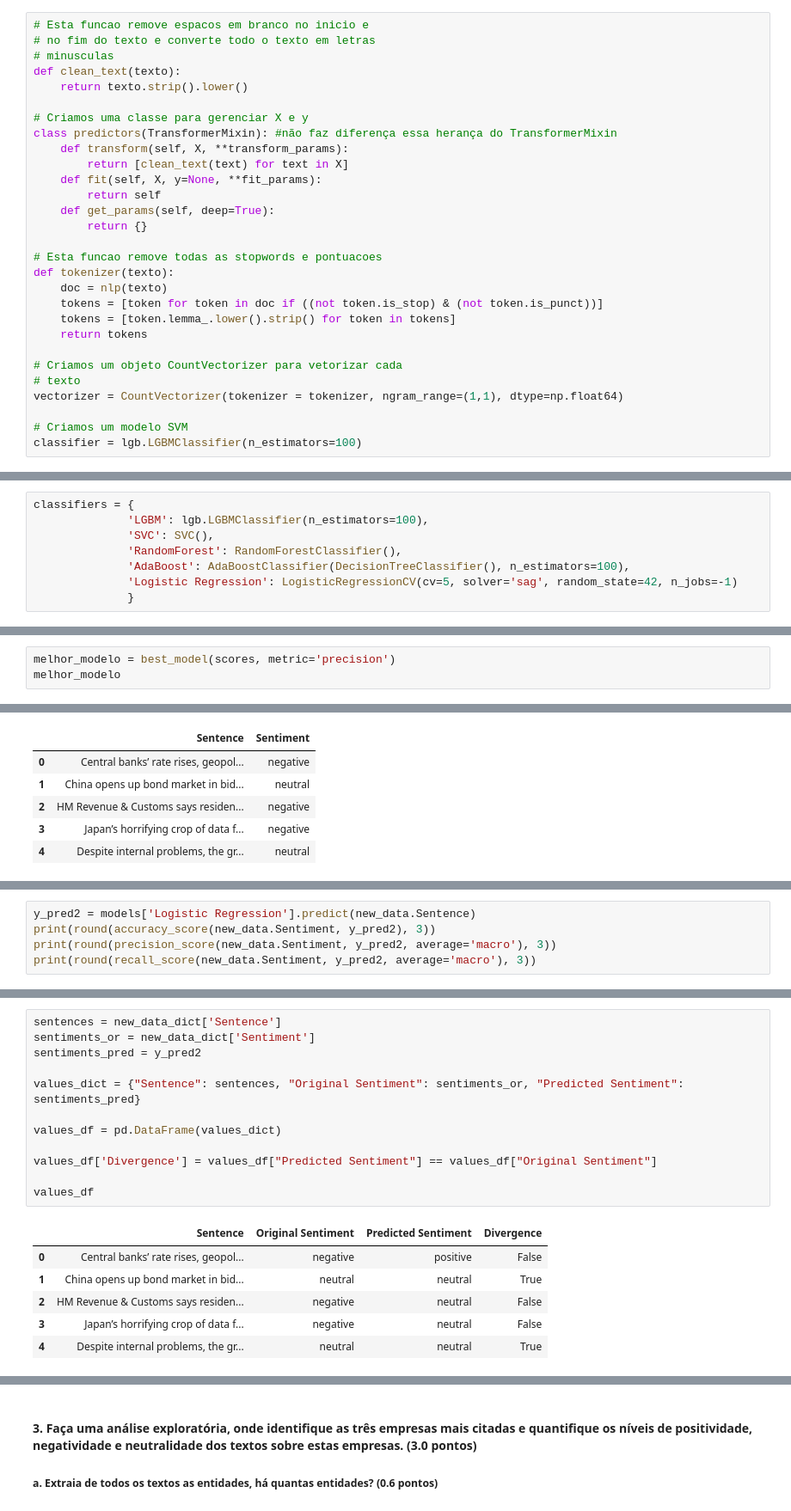
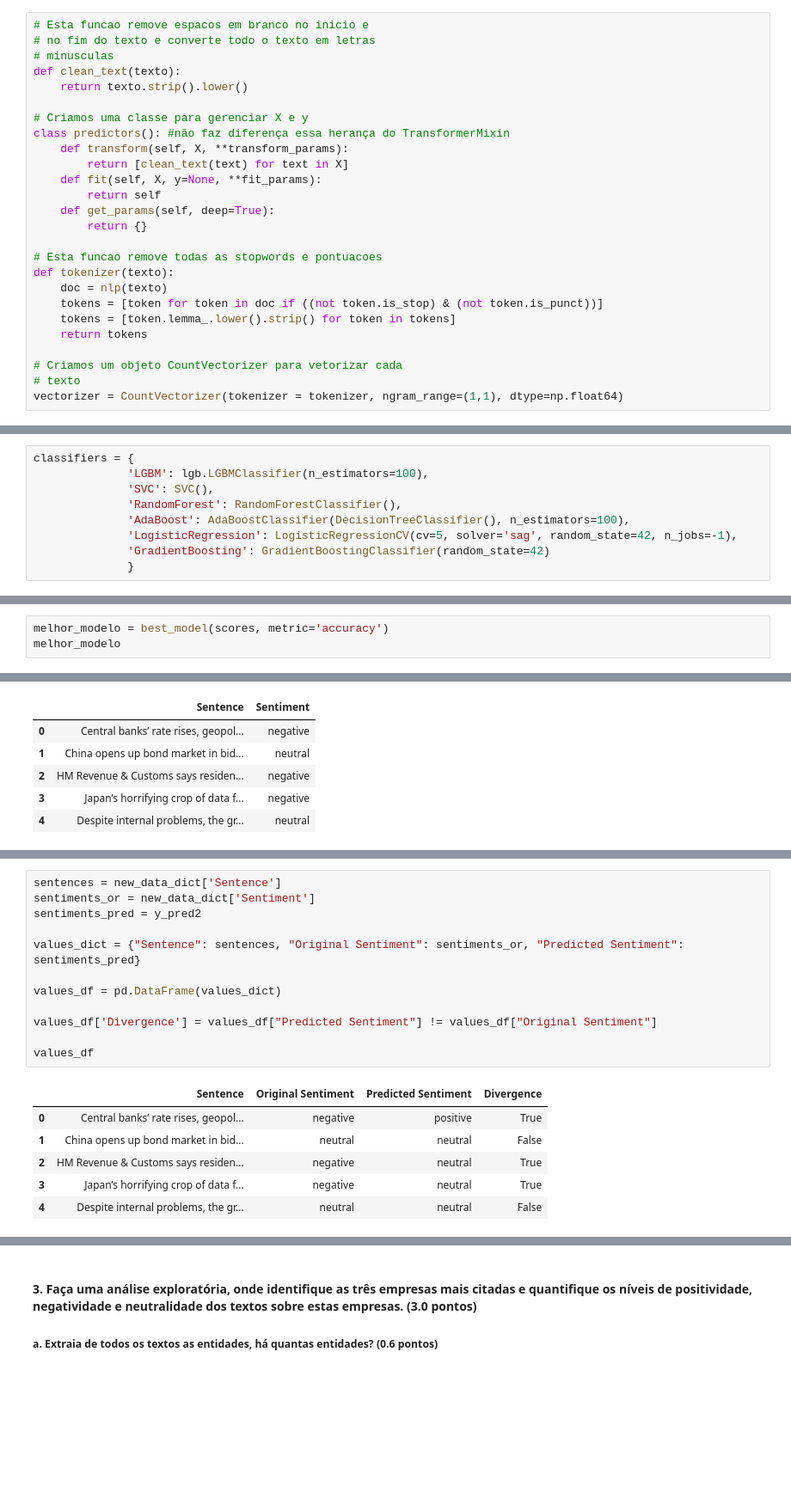
Before and after one commit to joaodath/dados_mod1, a Jupyter notebook: mod_3/projeto03/projeto03.ipynb, the cells around one changed output, grey strips where cells are left out. Shown at 86% size. Cells and saved outputs as stored; diff of their text form; blank space fills up the shorter version.

```diff
--- a/mod_3/projeto03/projeto03.ipynb
+++ b/mod_3/projeto03/projeto03.ipynb
@@ -123,7 +129,7 @@ def clean_text(texto):
     return texto.strip().lower()
 
 # Criamos uma classe para gerenciar X e y
-class predictors(TransformerMixin): #não faz diferença essa herança do TransformerMixin
+class predictors(): #não faz diferença essa herança do TransformerMixin
     def transform(self, X, **transform_params):
         return [clean_text(text) for text in X]
     def fit(self, X, y=None, **fit_params):
@@ -141,6 +147,3 @@ def tokenizer(texto):
 # Criamos um objeto CountVectorizer para vetorizar cada
 # texto
 vectorizer = CountVectorizer(tokenizer = tokenizer, ngram_range=(1,1), dtype=np.float64)
-
-# Criamos um modelo SVM
-classifier = lgb.LGBMClassifier(n_estimators=100)
@@ -191,7 +170,8 @@ classifiers = {
               'SVC': SVC(),
               'RandomForest': RandomForestClassifier(),
               'AdaBoost': AdaBoostClassifier(DecisionTreeClassifier(), n_estimators=100),
-              'Logistic Regression': LogisticRegressionCV(cv=5, solver='sag', random_state=42, n_jobs=-1)
+              'LogisticRegression': LogisticRegressionCV(cv=5, solver='sag', random_state=42, n_jobs=-1),
+              'GradientBoosting': GradientBoostingClassifier(random_state=42)
               }
 # %%
 scores, models = multi_classifier_fit_score(cleaner= predictors(), vectorizer= vectorizer, classifiers=classifiers, X = financial.Sentence, y = financial.Sentiment)
@@ -200,4 +187,4 @@ scores
 # %%
-melhor_modelo = best_model(scores, metric='precision')
+melhor_modelo = best_model(scores, metric='accuracy')
 melhor_modelo
 # %% [output]
@@ -244,5 +248,0 @@ print(round(recall_score(new_data.Sentiment, y_pred2, average='macro'), 3))
-# %%
-y_pred2 = models['Logistic Regression'].predict(new_data.Sentence)
-print(round(accuracy_score(new_data.Sentiment, y_pred2), 3))
-print(round(precision_score(new_data.Sentiment, y_pred2, average='macro'), 3))
-print(round(recall_score(new_data.Sentiment, y_pred2, average='macro'), 3))
@@ -253,22 +249,22 @@ print(round(recall_score(new_data.Sentiment, y_pred2, average='macro'), 3))
 # %%
 sentences = new_data_dict['Sentence']
 sentiments_or = new_data_dict['Sentiment']
 sentiments_pred = y_pred2
 
 values_dict = {"Sentence": sentences, "Original Sentiment": sentiments_or, "Predicted Sentiment": sentiments_pred}
 
 values_df = pd.DataFrame(values_dict)
 
-values_df['Divergence'] = values_df["Predicted Sentiment"] == values_df["Original Sentiment"]
+values_df['Divergence'] = values_df["Predicted Sentiment"] != values_df["Original Sentiment"]
 
 values_df
 # %% [output]
 |  | Sentence | Original Sentiment | Predicted Sentiment | Divergence |
-| 0 | Central banks’ rate rises, geopol... | negative | positive | False |
-| 1 | China opens up bond market in bid... | neutral | neutral | True |
-| 2 | HM Revenue & Customs says residen... | negative | neutral | False |
-| 3 | Japan’s horrifying crop of data f... | negative | neutral | False |
-| 4 | Despite internal problems, the gr... | neutral | neutral | True |
+| 0 | Central banks’ rate rises, geopol... | negative | positive | True |
+| 1 | China opens up bond market in bid... | neutral | neutral | False |
+| 2 | HM Revenue & Customs says residen... | negative | neutral | True |
+| 3 | Japan’s horrifying crop of data f... | negative | neutral | True |
+| 4 | Despite internal problems, the gr... | neutral | neutral | False |
 # %%
 values_df['Divergence'].value_counts()
 # %% [output]
```
Also changed, not shown: parts of 19 cells of this notebook.
